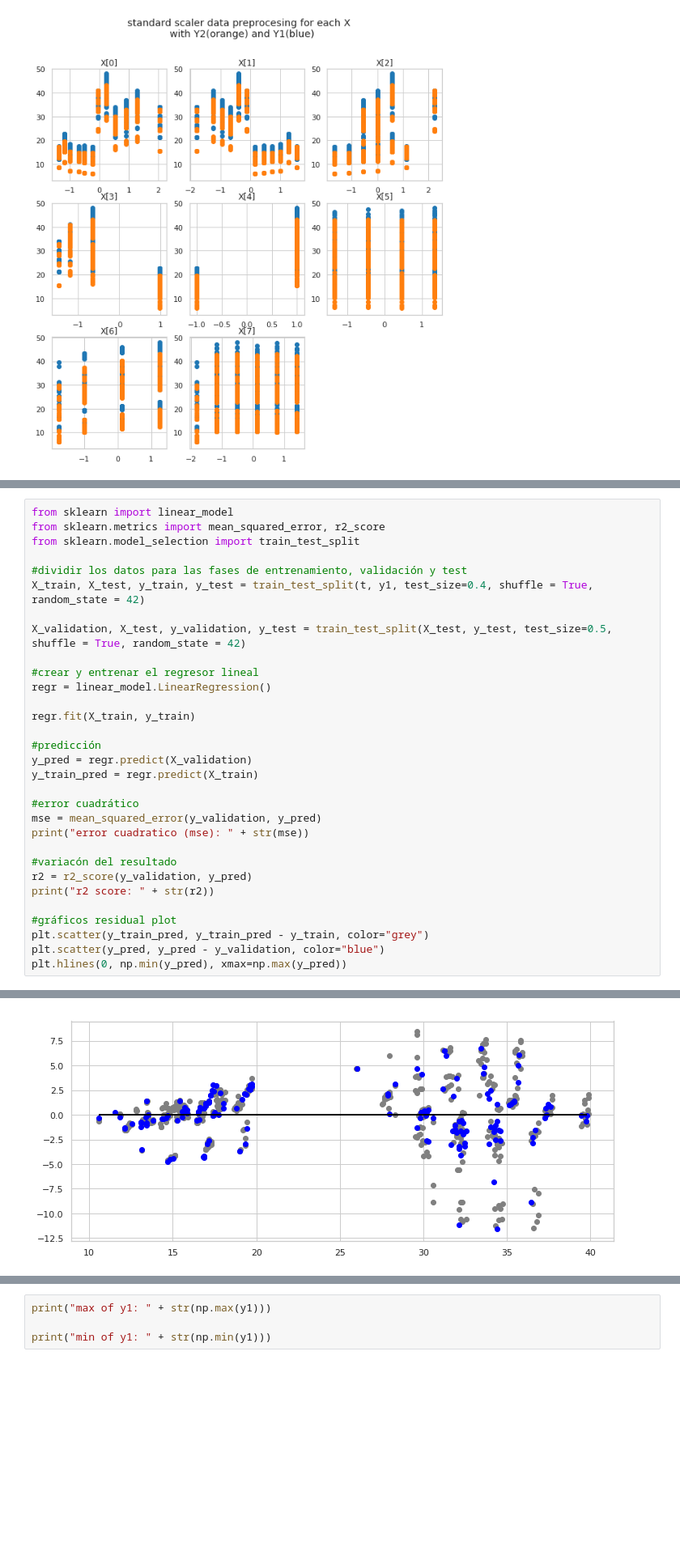
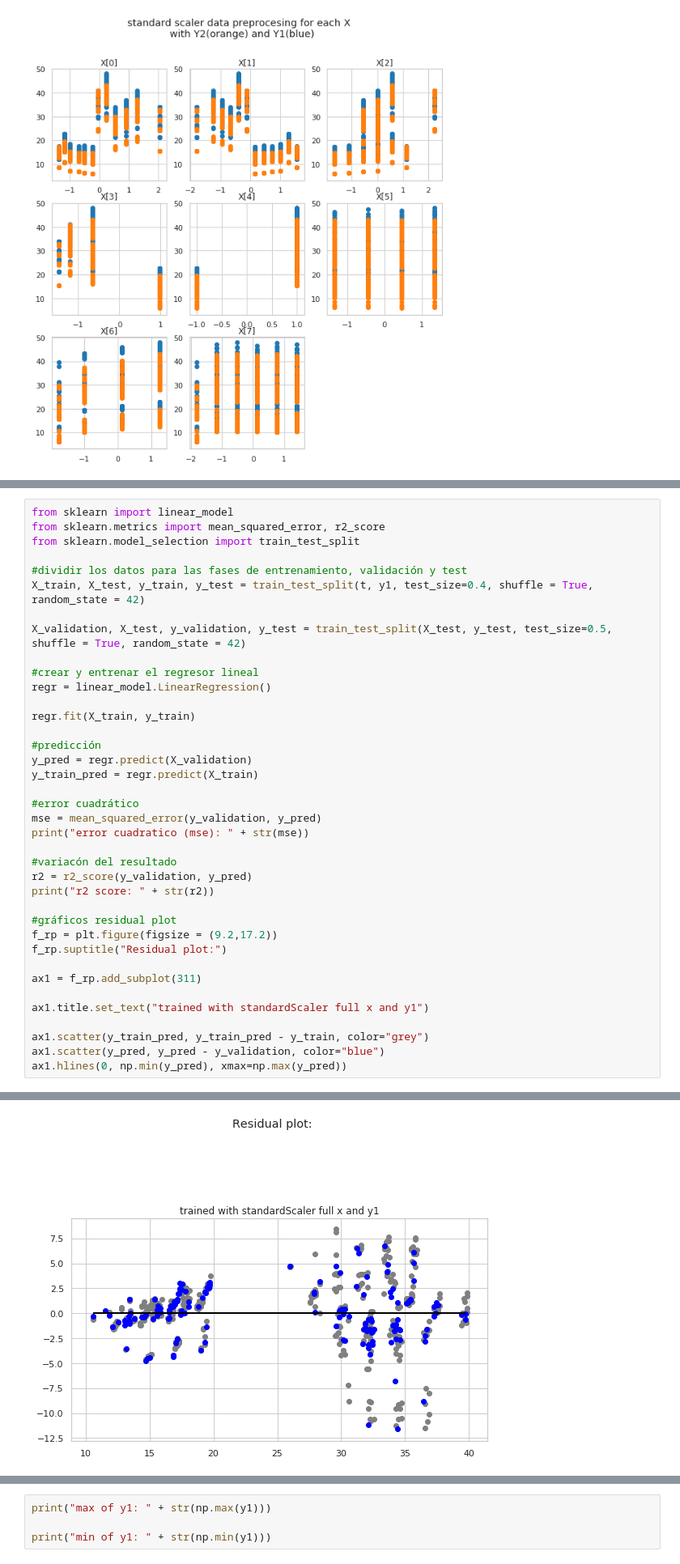
Before and after one commit to Uhron/Computational_learning, a Jupyter notebook: linear regresion example.ipynb, the cells around one changed output, grey strips where cells are left out. Shown at 81% size. Drawn from its saved outputs; the diff is of its cells as text; blank space fills up the shorter version.

Commit message:
end residual plot, just starting types of validations

```diff
--- a/linear regresion example.ipynb
+++ b/linear regresion example.ipynb
@@ -187,37 +190,44 @@ from sklearn import linear_model
 from sklearn.metrics import mean_squared_error, r2_score
 from sklearn.model_selection import train_test_split
 
 #dividir los datos para las fases de entrenamiento, validación y test
 X_train, X_test, y_train, y_test = train_test_split(t, y1, test_size=0.4, shuffle = True, random_state = 42)
 
 X_validation, X_test, y_validation, y_test = train_test_split(X_test, y_test, test_size=0.5, shuffle = True, random_state = 42)
 
 #crear y entrenar el regresor lineal
 regr = linear_model.LinearRegression()
 
 regr.fit(X_train, y_train)
 
 #predicción
 y_pred = regr.predict(X_validation)
 y_train_pred = regr.predict(X_train)
 
 #error cuadrático
 mse = mean_squared_error(y_validation, y_pred)
 print("error cuadratico (mse): " + str(mse))
 
 #variacón del resultado
 r2 = r2_score(y_validation, y_pred)
 print("r2 score: " + str(r2))
 
 #gráficos residual plot
-plt.scatter(y_train_pred, y_train_pred - y_train, color="grey")
-plt.scatter(y_pred, y_pred - y_validation, color="blue")
-plt.hlines(0, np.min(y_pred), xmax=np.max(y_pred))
+f_rp = plt.figure(figsize = (9.2,17.2))
+f_rp.suptitle("Residual plot:")
+
+ax1 = f_rp.add_subplot(311)
+
+ax1.title.set_text("trained with standardScaler full x and y1")
+
+ax1.scatter(y_train_pred, y_train_pred - y_train, color="grey")
+ax1.scatter(y_pred, y_pred - y_validation, color="blue")
+ax1.hlines(0, np.min(y_pred), xmax=np.max(y_pred))
 # %% [output]
 error cuadratico (mse): 7.764767796453955
 r2 score: 0.9109513568464941
 <matplotlib.collections.LineCollection at 0x...>
-[figure, old version]
+[figure, new version]
 # %% [markdown]
 En este residual plot podemos ver que los datos estan distribuidos entre 10 y 40, en el eje de las 'y', lo que nos aporta que nuestro modelo esta entrenado bien. No hay valores extraños, está dentro del rango de las salidas. También podemos apreciar que del 20 al 25 no hay apenas puntos. Esto es debido a que, como se puede apreciar en el histograma de las 'y' que hay al principio del jupyter, hay muy pocas muestras que tengas como salida esas temperaturas.
 
```
Also changed, not shown: parts of 6 cells of this notebook.
